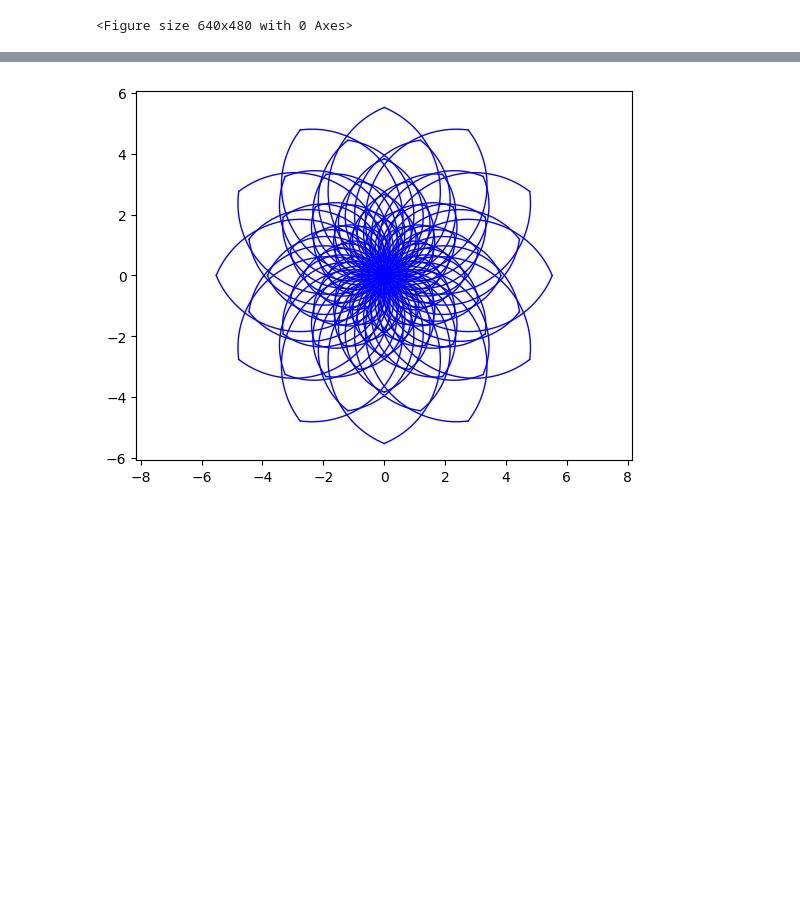
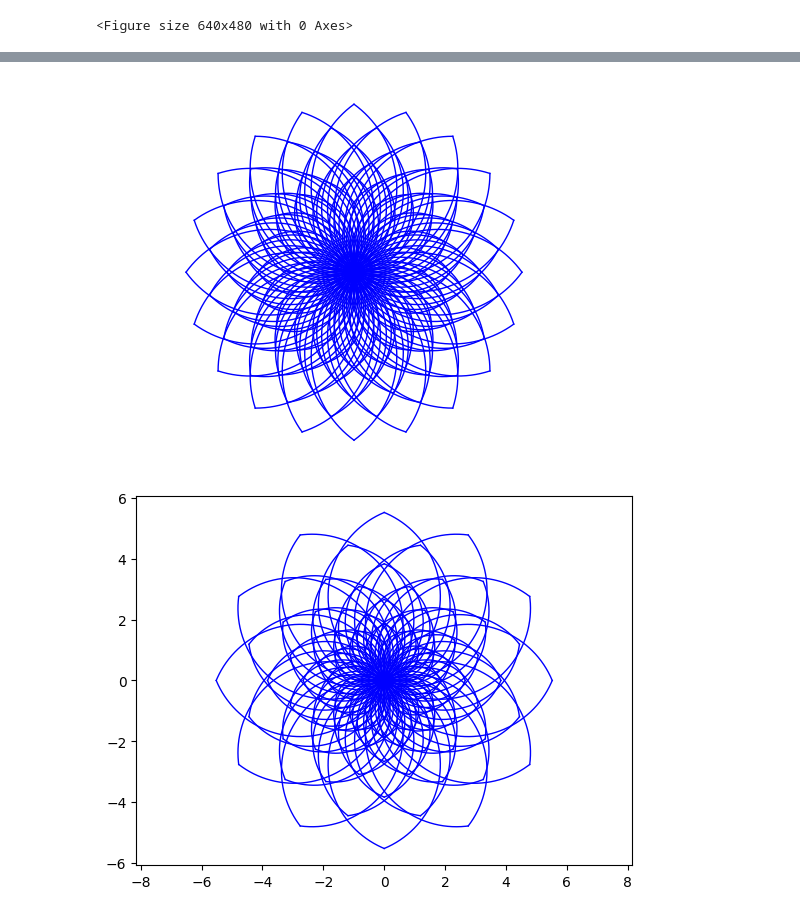
Before and after one commit to lbylzk8/cprdspy, a Jupyter notebook: examples/CPR_matplotlib_test.ipynb, the cells around one changed output, grey strips where cells are left out. Saved outputs shown, nothing was run; the diff lists cells and outputs as text; code cells hidden in the pictures; blank space fills up the shorter version.

```diff
--- a/examples/CPR_matplotlib_test.ipynb
+++ b/examples/CPR_matplotlib_test.ipynb
@@ -79,3 +118,15 @@ plt.savefig("./images/flowers_11_1.2_11_5.png", dpi=300)
+# %%
+from cprdspy.CPR_matplotlib import *
+import matplotlib.pyplot as plt
+
+# plt.figure(figsize=(12, 12))
+plt.axis("off")
+flowers_mpl(n=5, ratio=1.15, N=20, M=5)
+# plt.savefig(
+#     "./images/flowers_5_1.15_20_5.png", dpi=600, bbox_inches="tight", pad_inches=0
+# )
+# %% [output]
+[figure, added]
 # %%
 from cprdspy.CPR_matplotlib import *
 # import matplotlib.pyplot as plt
```
Also changed, not shown: parts of 4 cells of this notebook, 9 other files.
